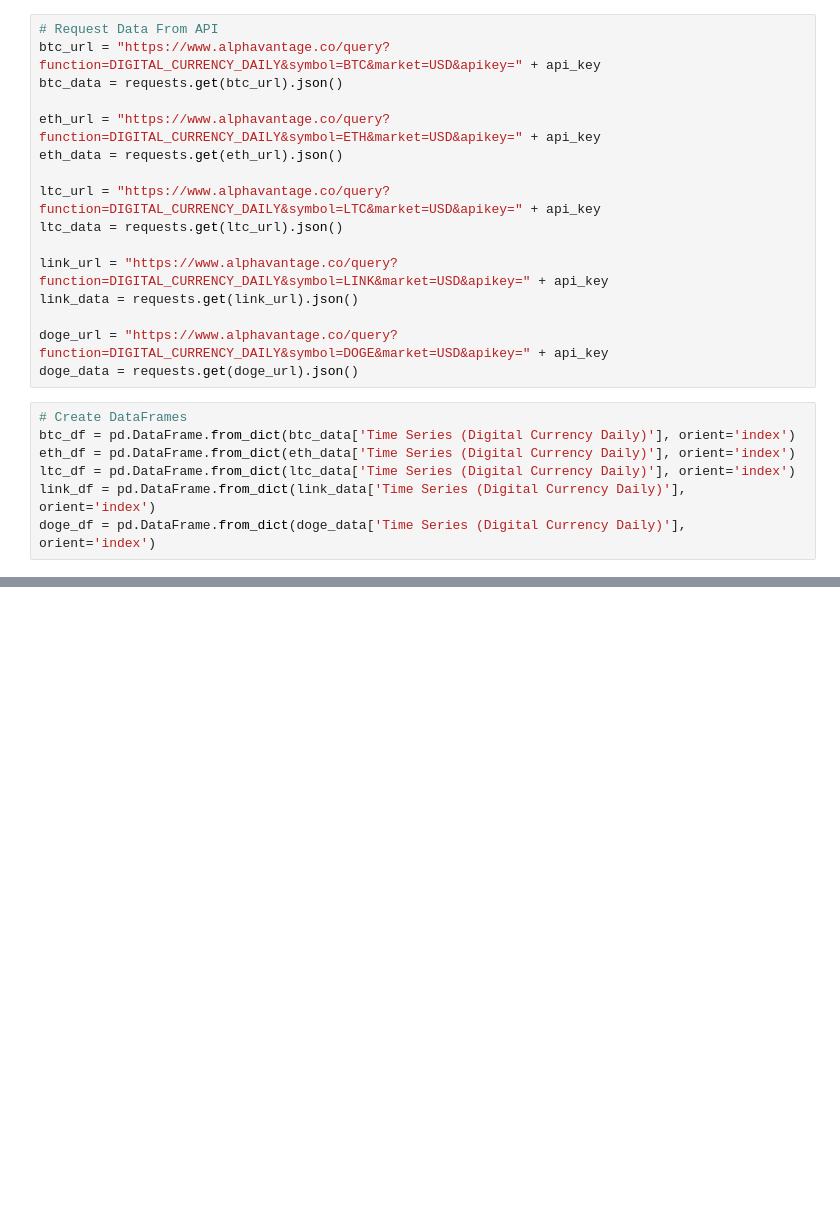
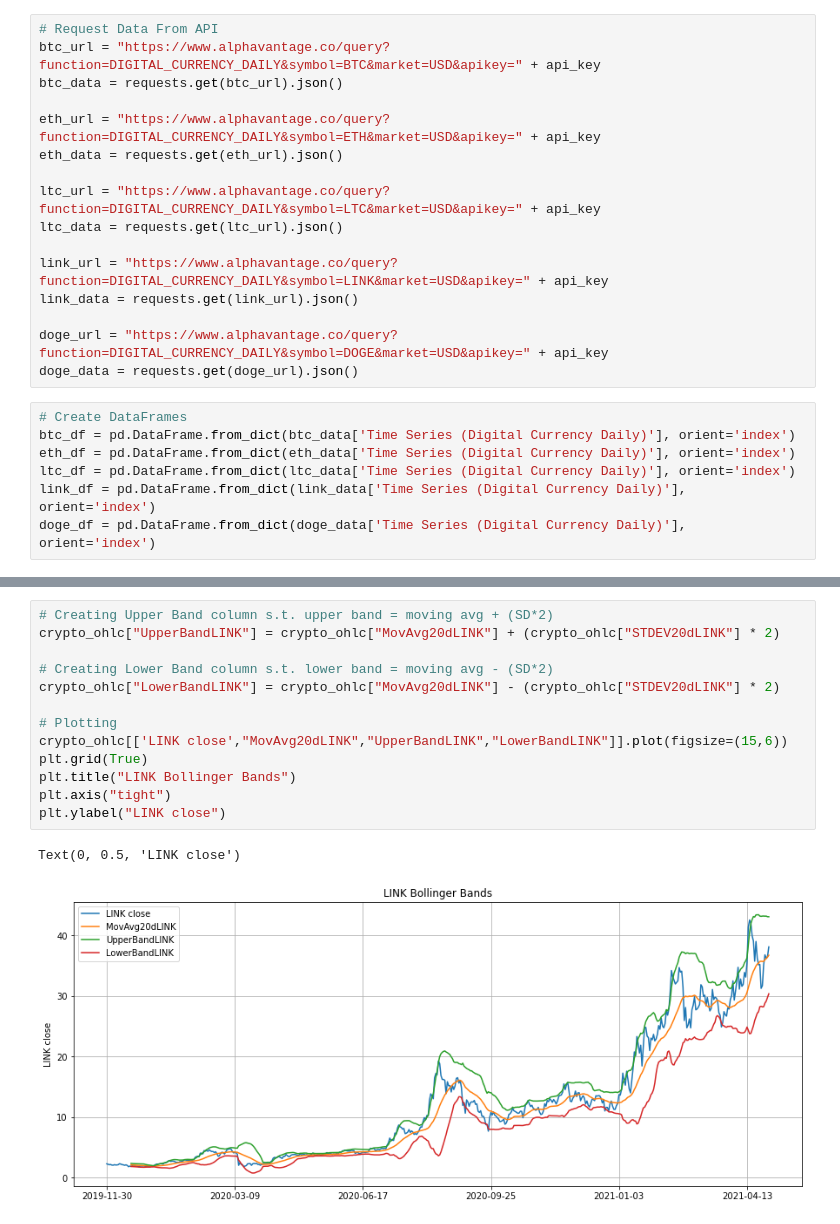
Before and after one commit to ReatoFabio/The-Bollinger-Band-, a Jupyter notebook: fetch_crypto_ohlc.ipynb, the cells around one changed output, grey strips where cells are left out. Cells and saved outputs as stored; diff of their text form; blank space fills up the shorter version.

```diff
--- a/fetch_crypto_ohlc.ipynb
+++ b/fetch_crypto_ohlc.ipynb
@@ -110,0 +162,16 @@ crypto_ohlc
+# %%
+# Creating Upper Band column s.t. upper band = moving avg + (SD*2)
+crypto_ohlc["UpperBandLINK"] = crypto_ohlc["MovAvg20dLINK"] + (crypto_ohlc["STDEV20dLINK"] * 2)
+
+# Creating Lower Band column s.t. lower band = moving avg - (SD*2)
+crypto_ohlc["LowerBandLINK"] = crypto_ohlc["MovAvg20dLINK"] - (crypto_ohlc["STDEV20dLINK"] * 2)
+
+# Plotting
+crypto_ohlc[['LINK close',"MovAvg20dLINK","UpperBandLINK","LowerBandLINK"]].plot(figsize=(15,6))
+plt.grid(True)
+plt.title("LINK Bollinger Bands")
+plt.axis("tight")
+plt.ylabel("LINK close")
+# %% [output]
+Text(0, 0.5, 'LINK close')
+[figure, added]
```
Also changed, not shown: parts of 14 cells of this notebook, 4 other files.
